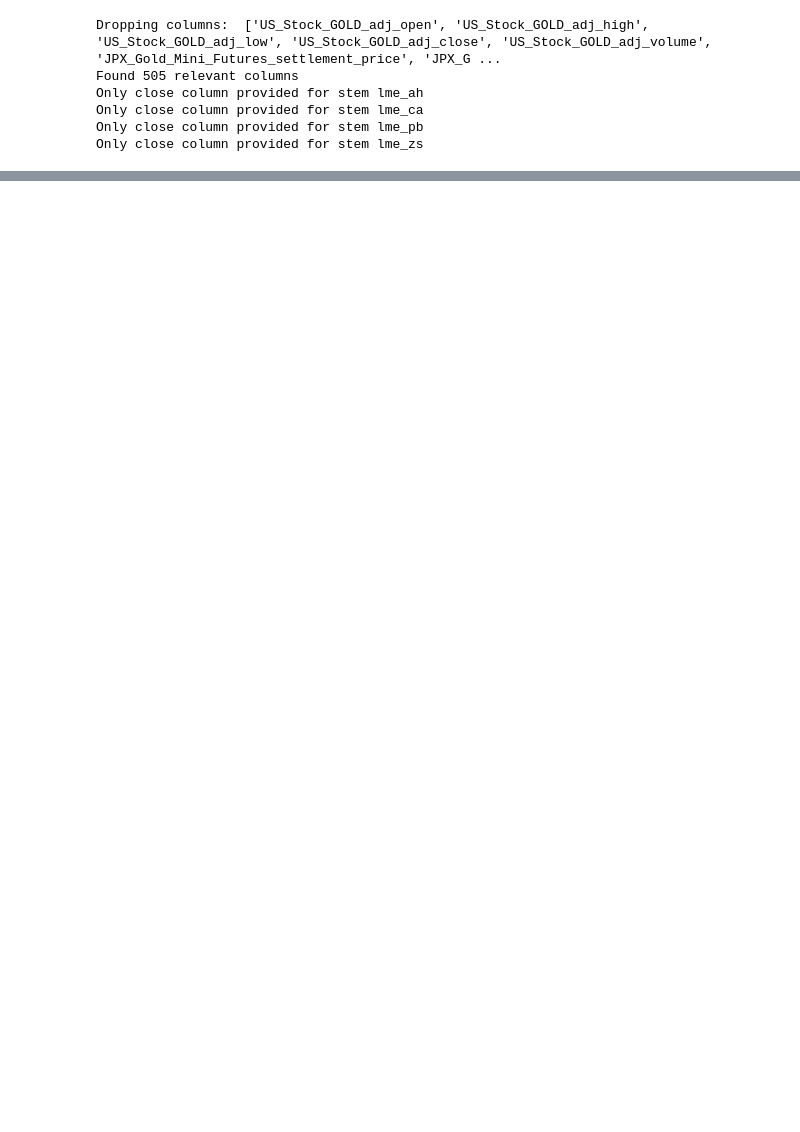
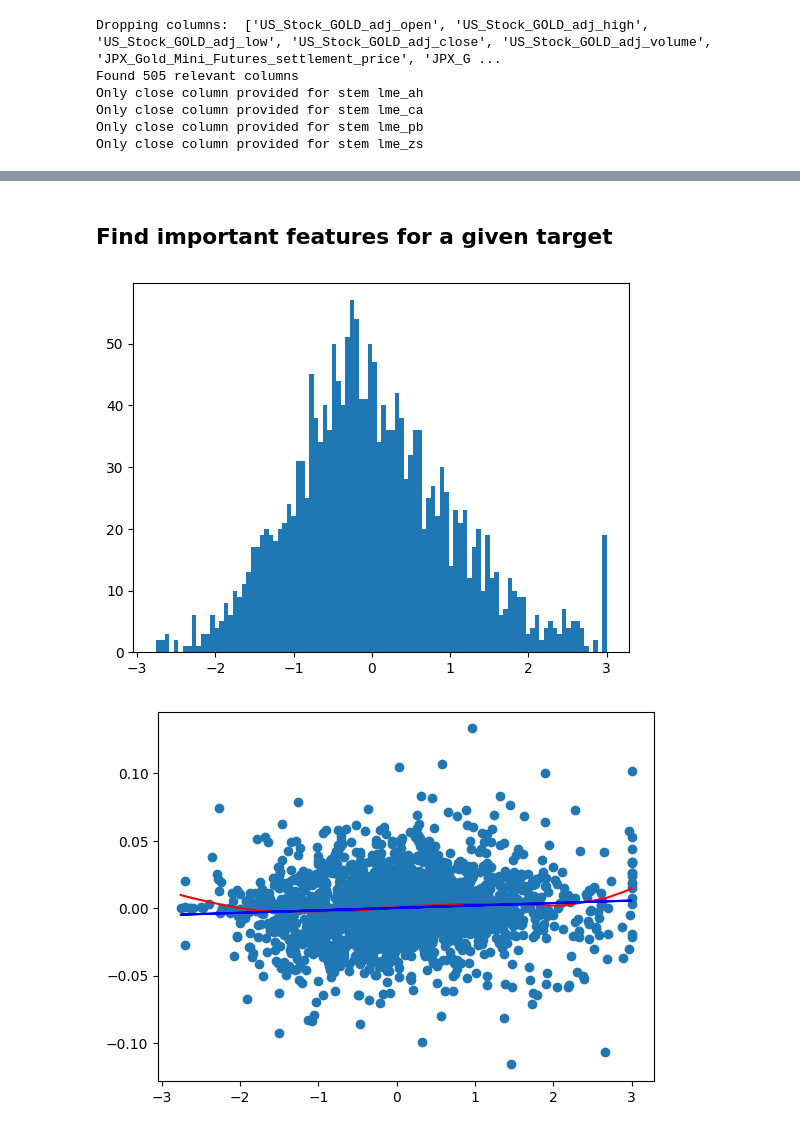
Before and after one commit to msh2481/commodity, a Jupyter notebook: eda.ipynb, the cells around one changed output, grey strips where cells are left out. Cells and saved outputs as stored; diff of their text form; code cells hidden in the pictures; blank space fills up the shorter version.

```diff
--- a/eda.ipynb
+++ b/eda.ipynb
@@ -12,7 +9,7 @@ import seaborn as sns
 from features import common_preprocessing, get_datasets
 from utils import process_fx
 # %%
-X_input, X_primary, X_aux, Y_train = get_datasets()
+X_input, X_primary, X_aux, X_orig, Y_train = get_datasets()
 target_pairs = pd.read_csv("data/target_pairs.csv")
 # %% [output]
 Dropping columns:  ['US_Stock_GOLD_adj_open', 'US_Stock_GOLD_adj_high', 'US_Stock_GOLD_adj_low', 'US_Stock_GOLD_adj_close', 'US_Stock_GOLD_adj_volume', 'JPX_Gold_Mini_Futures_settlement_price', 'JPX_G ...
@@ -266,0 +76,29 @@ Name: target_1, dtype: float64
+# %% [markdown]
+## Find important features for a given target
+# %%
+target_col = "LME_AH_Close"
+lag = 4
+
+target_values = np.log(
+    X_orig[target_col].shift(-lag - 1) / X_orig[target_col].shift(-1)
+).fillna(0)
+# %%
+from supersmoother import SuperSmoother
+
+feature_col = "us_stock_iau_adj_volume"
+feature_values = X_input[feature_col].values
+
+trend = SuperSmoother().fit(feature_values, target_values).predict(feature_values)
+linear_trend = np.polyfit(feature_values, target_values, 1)
+perm = np.argsort(feature_values)
+plt.hist(feature_values, bins=100)
+plt.show()
+plt.scatter(feature_values, target_values)
+plt.plot(feature_values[perm], trend[perm], color="red")
+plt.plot(
+    feature_values, linear_trend[0] * feature_values + linear_trend[1], color="blue"
+)
+plt.show()
+# %% [output]
+[figure, added]
+[figure, added]
```
Also changed, not shown: parts of 20 cells of this notebook, 2 other files.
